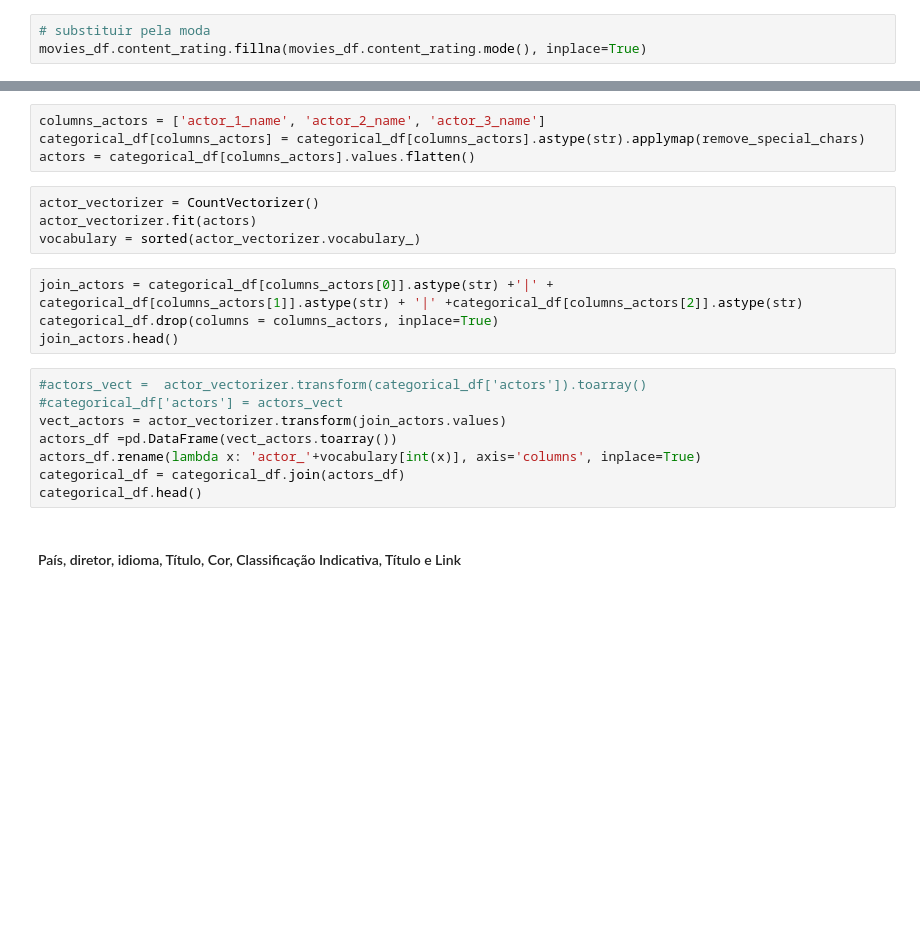
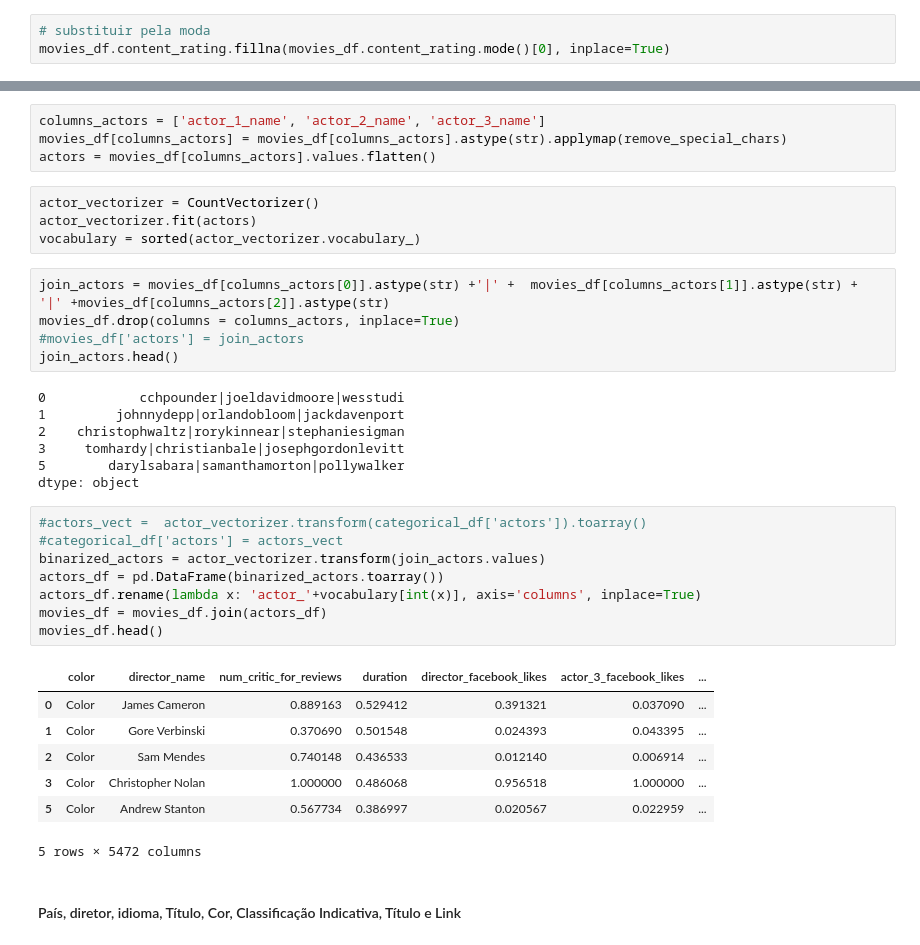
Before and after one commit to dcandrade/movie-data-mining, a Jupyter notebook: preprocessing/Preprocessing.ipynb, the cells around one changed output, grey strips where cells are left out. Cells and saved outputs as stored; diff of their text form; blank space fills up the shorter version.

```diff
--- a/preprocessing/Preprocessing.ipynb
+++ b/preprocessing/Preprocessing.ipynb
@@ -343,7 +343,7 @@ movies_df[movies_df['content_rating'].isna()]
 118 rows × 28 columns
 # %%
 # substituir pela moda
-movies_df.content_rating.fillna(movies_df.content_rating.mode(), inplace=True)
+movies_df.content_rating.fillna(movies_df.content_rating.mode()[0], inplace=True)
 # %%
 # Tabela de frequência acumulada
 movies_df.content_rating.value_counts().cumsum() / len(movies_df.content_rating) * 100
@@ -813,24 +833,40 @@ string.punctuation
 #### Atores
 # %%
 columns_actors = ['actor_1_name', 'actor_2_name', 'actor_3_name']
-categorical_df[columns_actors] = categorical_df[columns_actors].astype(str).applymap(remove_special_chars)
-actors = categorical_df[columns_actors].values.flatten()
+movies_df[columns_actors] = movies_df[columns_actors].astype(str).applymap(remove_special_chars)
+actors = movies_df[columns_actors].values.flatten()
 # %%
 actor_vectorizer = CountVectorizer()
 actor_vectorizer.fit(actors)
 vocabulary = sorted(actor_vectorizer.vocabulary_)
 # %%
-join_actors = categorical_df[columns_actors[0]].astype(str) +'|' +  categorical_df[columns_actors[1]].astype(str) + '|' +categorical_df[columns_actors[2]].astype(str)
-categorical_df.drop(columns = columns_actors, inplace=True)
+join_actors = movies_df[columns_actors[0]].astype(str) +'|' +  movies_df[columns_actors[1]].astype(str) + '|' +movies_df[columns_actors[2]].astype(str)
+movies_df.drop(columns = columns_actors, inplace=True)
+#movies_df['actors'] = join_actors
 join_actors.head()
+# %% [output]
+0            cchpounder|joeldavidmoore|wesstudi
+1         johnnydepp|orlandobloom|jackdavenport
+2    christophwaltz|rorykinnear|stephaniesigman
+3     tomhardy|christianbale|josephgordonlevitt
+5        darylsabara|samanthamorton|pollywalker
+dtype: object
 # %%
 #actors_vect =  actor_vectorizer.transform(categorical_df['actors']).toarray()
 #categorical_df['actors'] = actors_vect
-vect_actors = actor_vectorizer.transform(join_actors.values)
-actors_df =pd.DataFrame(vect_actors.toarray())
+binarized_actors = actor_vectorizer.transform(join_actors.values)
+actors_df = pd.DataFrame(binarized_actors.toarray())
 actors_df.rename(lambda x: 'actor_'+vocabulary[int(x)], axis='columns', inplace=True)
-categorical_df = categorical_df.join(actors_df)
-categorical_df.head()
+movies_df = movies_df.join(actors_df)
+movies_df.head()
+# %% [output]
+|  | color | director_name | num_critic_for_reviews | duration | director_facebook_likes | actor_3_facebook_likes | ... |
+| 0 | Color | James Cameron | 0.889163 | 0.529412 | 0.391321 | 0.037090 | ... |
+| 1 | Color | Gore Verbinski | 0.370690 | 0.501548 | 0.024393 | 0.043395 | ... |
+| 2 | Color | Sam Mendes | 0.740148 | 0.436533 | 0.012140 | 0.006914 | ... |
+| 3 | Color | Christopher Nolan | 1.000000 | 0.486068 | 0.956518 | 1.000000 | ... |
+| 5 | Color | Andrew Stanton | 0.567734 | 0.386997 | 0.020567 | 0.022959 | ... |
+5 rows × 5472 columns
 # %% [markdown]
 #### País, diretor, idioma, Título, Cor, Classificação Indicativa, Título e Link
 # %%
```
Also changed, not shown: parts of 25 cells of this notebook.
